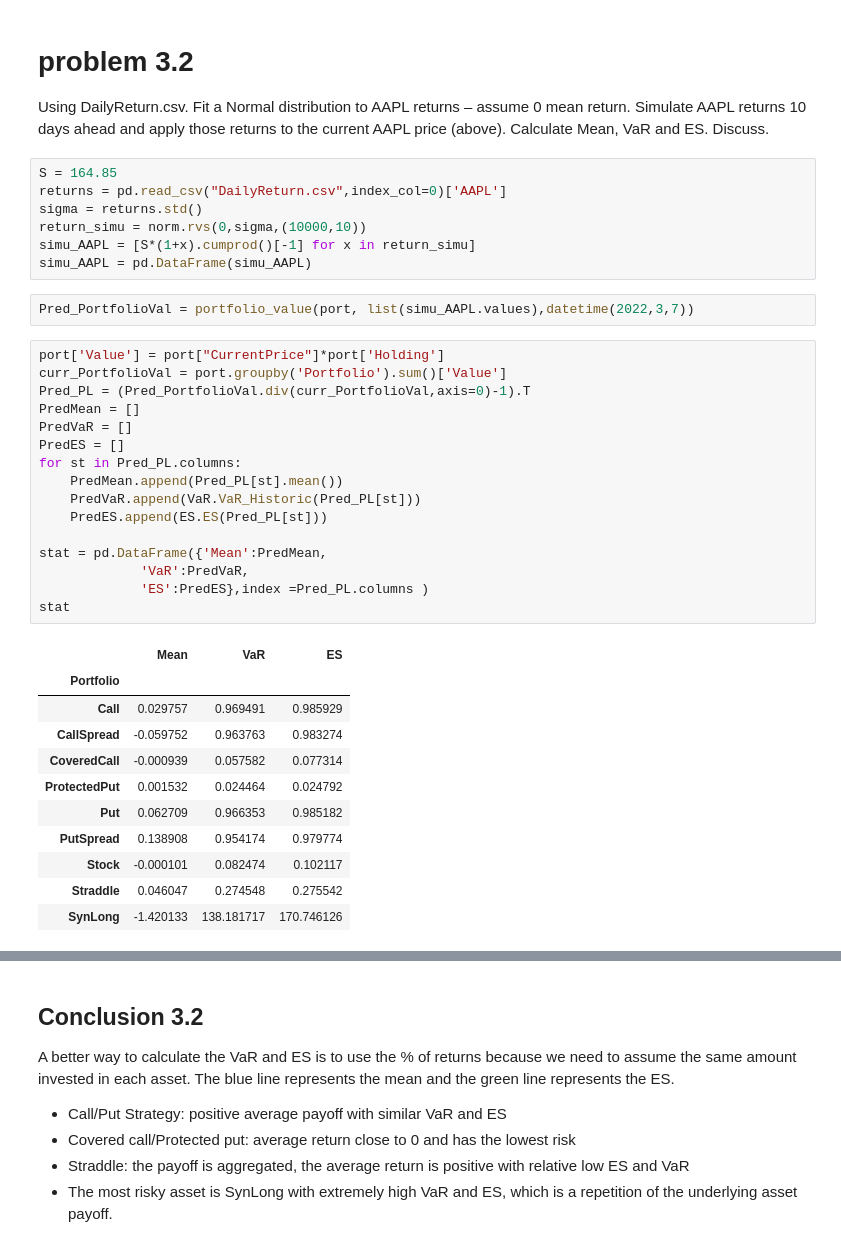
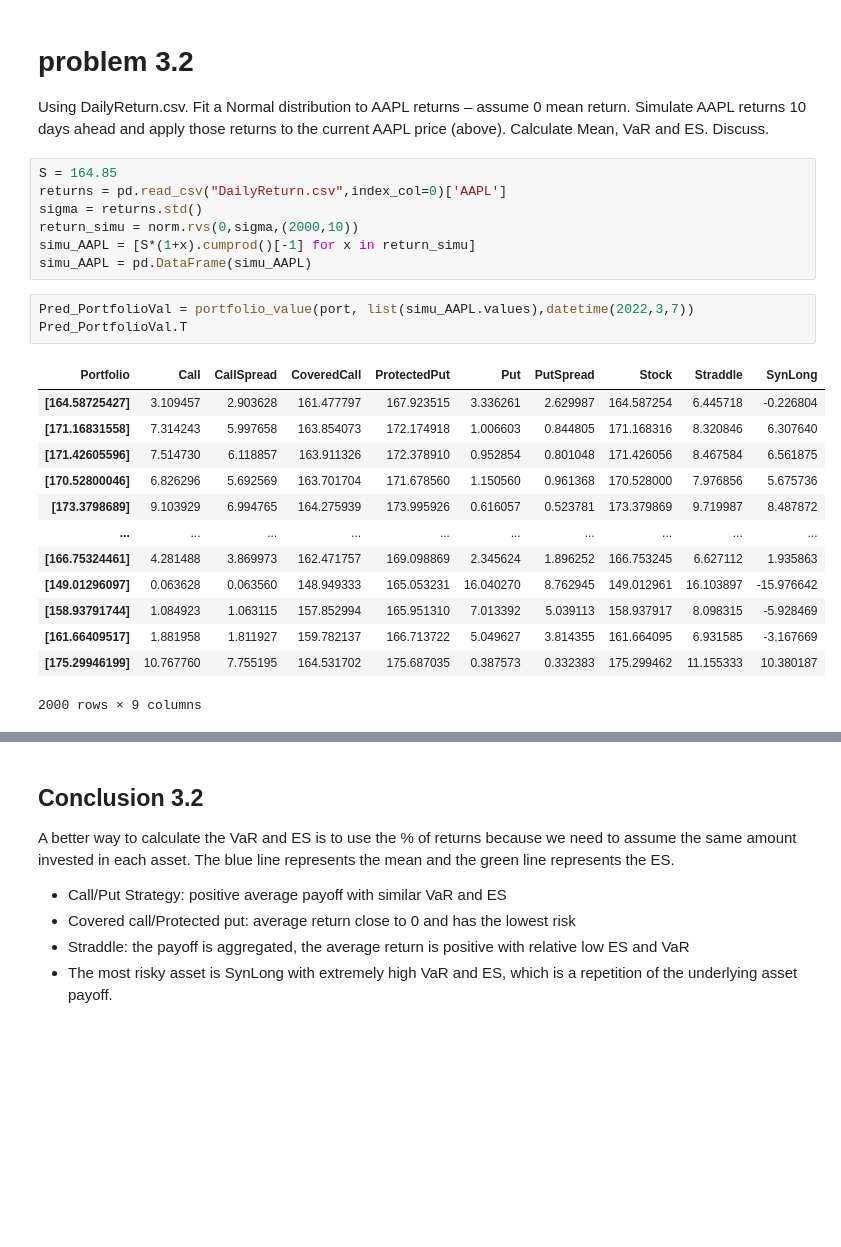
Before and after one commit to zeshengli98/Fintech590-Risk, a Jupyter notebook: Week06/Week06.ipynb, the cells around one changed output, grey strips where cells are left out. Saved outputs shown, nothing was run; the diff lists cells and outputs as text; blank space fills up the shorter version.

```diff
--- a/Week06/Week06.ipynb
+++ b/Week06/Week06.ipynb
@@ -306,36 +307,23 @@ Using DailyReturn.csv. Fit a Normal distribution to AAPL returns – assume 0 me
 S = 164.85
 returns = pd.read_csv("DailyReturn.csv",index_col=0)['AAPL']
 sigma = returns.std()
-return_simu = norm.rvs(0,sigma,(10000,10))
+return_simu = norm.rvs(0,sigma,(2000,10))
 simu_AAPL = [S*(1+x).cumprod()[-1] for x in return_simu]
 simu_AAPL = pd.DataFrame(simu_AAPL)
 # %%
 Pred_PortfolioVal = portfolio_value(port, list(simu_AAPL.values),datetime(2022,3,7))
+Pred_PortfolioVal.T
+# %% [output]
+| Portfolio | Call | CallSpread | CoveredCall | ProtectedPut | Put | PutSpread | Stock | Straddle | SynLong |
+| [164.58725427] | 3.109457 | 2.903628 | 161.477797 | 167.923515 | 3.336261 | 2.629987 | 164.587254 | 6.445718 | -0.226804 |
+| [171.16831558] | 7.314243 | 5.997658 | 163.854073 | 172.174918 | 1.006603 | 0.844805 | 171.168316 | 8.320846 | 6.307640 |
+| [171.42605596] | 7.514730 | 6.118857 | 163.911326 | 172.378910 | 0.952854 | 0.801048 | 171.426056 | 8.467584 | 6.561875 |
+| [170.52800046] | 6.826296 | 5.692569 | 163.701704 | 171.678560 | 1.150560 | 0.961368 | 170.528000 | 7.976856 | 5.675736 |
+| [173.3798689] | 9.103929 | 6.994765 | 164.275939 | 173.995926 | 0.616057 | 0.523781 | 173.379869 | 9.719987 | 8.487872 |
+| ... | ... | ... | ... | ... | ... | ... | ... | ... | ... |
+| [166.75324461] | 4.281488 | 3.869973 | 162.471757 | 169.098869 | 2.345624 | 1.896252 | 166.753245 | 6.627112 | 1.935863 |
+| [149.01296097] | 0.063628 | 0.063560 | 148.949333 | 165.053231 | 16.040270 | 8.762945 | 149.012961 | 16.103897 | -15.976642 |
+| [158.93791744] | 1.084923 | 1.063115 | 157.852994 | 165.951310 | 7.013392 | 5.039113 | 158.937917 | 8.098315 | -5.928469 |
+| [161.66409517] | 1.881958 | 1.811927 | 159.782137 | 166.713722 | 5.049627 | 3.814355 | 161.664095 | 6.931585 | -3.167669 |
+| [175.29946199] | 10.767760 | 7.755195 | 164.531702 | 175.687035 | 0.387573 | 0.332383 | 175.299462 | 11.155333 | 10.380187 |
+2000 rows × 9 columns
-# %%
-port['Value'] = port["CurrentPrice"]*port['Holding']
-curr_PortfolioVal = port.groupby('Portfolio').sum()['Value']
-Pred_PL = (Pred_PortfolioVal.div(curr_PortfolioVal,axis=0)-1).T
-PredMean = []
-PredVaR = []
-PredES = []
-for st in Pred_PL.columns:
-    PredMean.append(Pred_PL[st].mean())
-    PredVaR.append(VaR.VaR_Historic(Pred_PL[st]))
-    PredES.append(ES.ES(Pred_PL[st]))
-
-stat = pd.DataFrame({'Mean':PredMean,
-             'VaR':PredVaR,
-             'ES':PredES},index =Pred_PL.columns )
-stat
-# %% [output]
-|  | Mean | VaR | ES |
-| Portfolio |  |  |  |
-| Call | 0.029757 | 0.969491 | 0.985929 |
-| CallSpread | -0.059752 | 0.963763 | 0.983274 |
-| CoveredCall | -0.000939 | 0.057582 | 0.077314 |
-| ProtectedPut | 0.001532 | 0.024464 | 0.024792 |
-| Put | 0.062709 | 0.966353 | 0.985182 |
-| PutSpread | 0.138908 | 0.954174 | 0.979774 |
-| Stock | -0.000101 | 0.082474 | 0.102117 |
-| Straddle | 0.046047 | 0.274548 | 0.275542 |
-| SynLong | -1.420133 | 138.181717 | 170.746126 |
```
Also changed, not shown: parts of 4 cells of this notebook, 17 other files.
